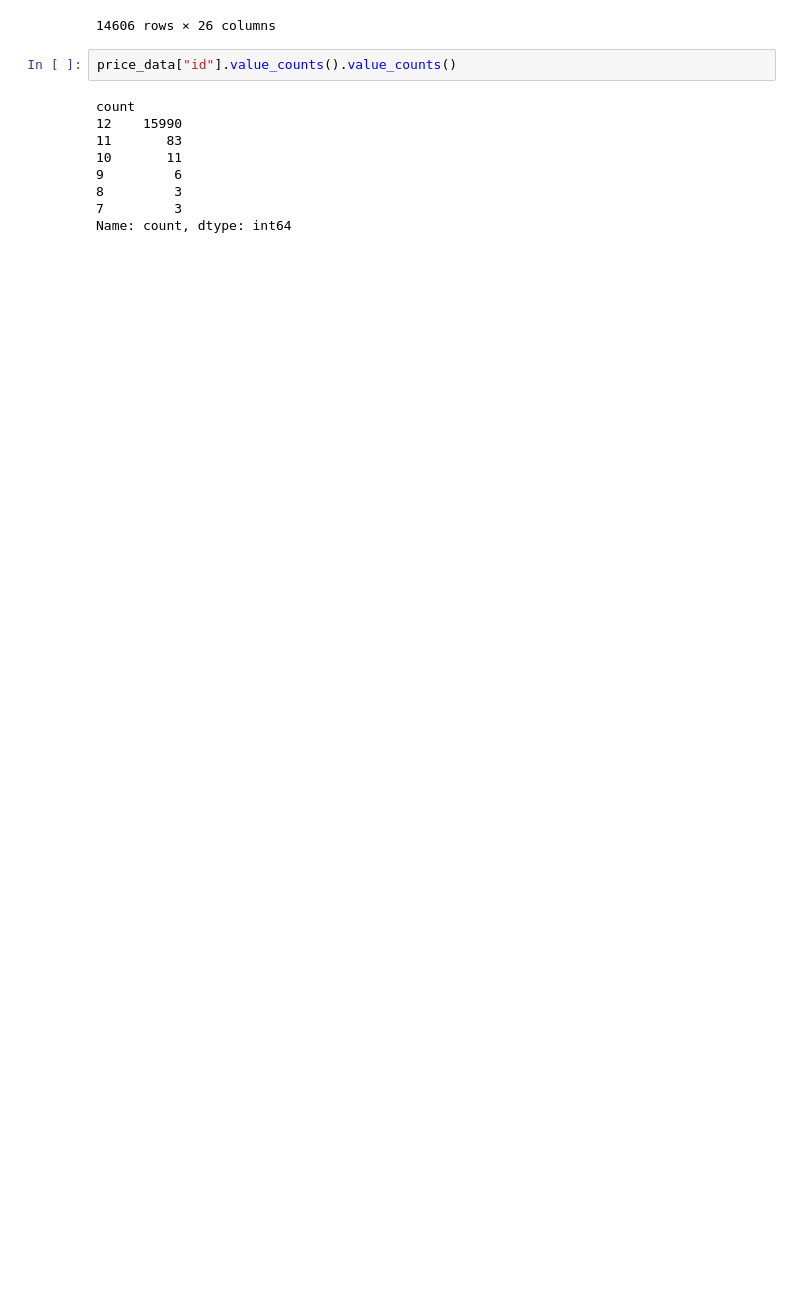
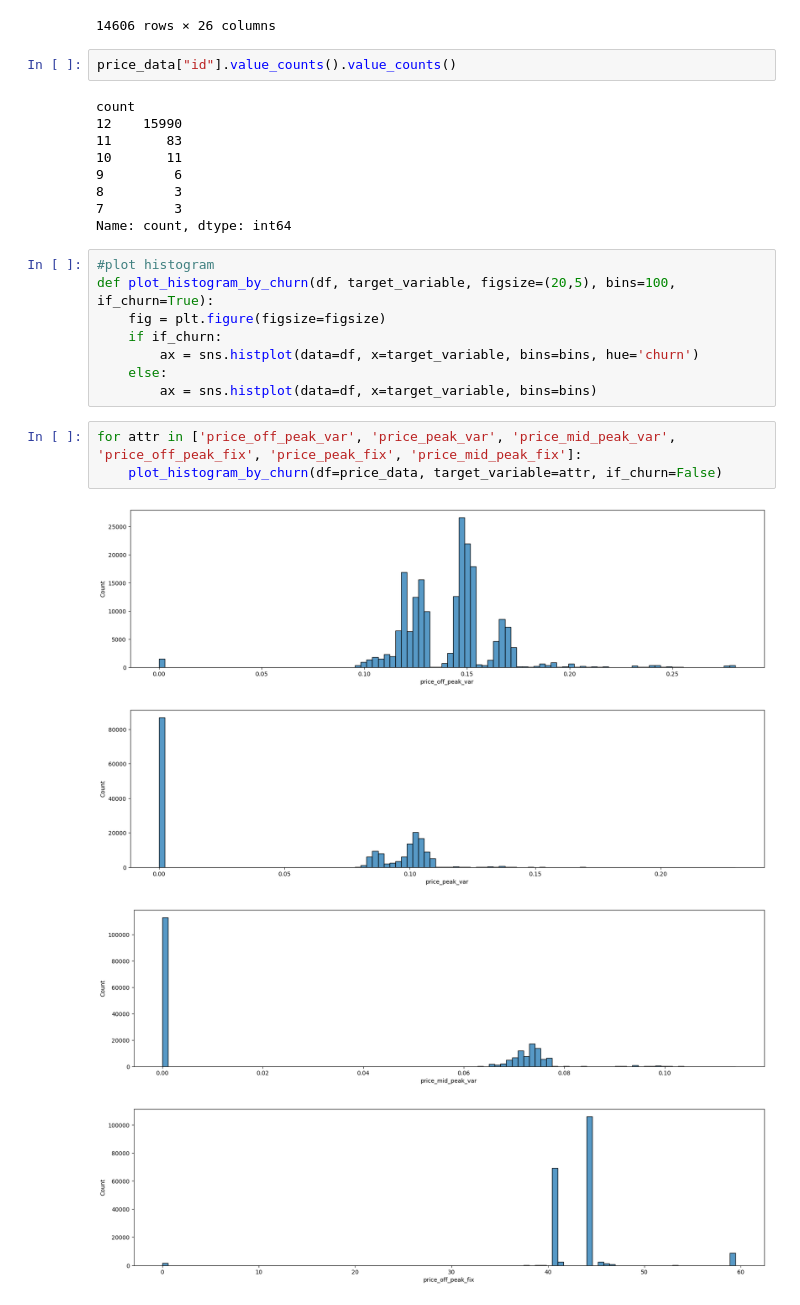
Before and after one commit to LaraOnipede/BCG_DataScience_AdvancedAnalytics_Virtual_Internship, a Jupyter notebook: Price_sensitivity_test.ipynb, the cells around one changed output. Cells and saved outputs as stored; diff of their text form; blank space fills up the shorter version.

Commit message:
Function to plot histogram by price for price feature

```diff
--- a/Price_sensitivity_test.ipynb
+++ b/Price_sensitivity_test.ipynb
@@ -66,3 +67,19 @@ count
 8         3
 7         3
 Name: count, dtype: int64
+# %%
+#plot histogram
+def plot_histogram_by_churn(df, target_variable, figsize=(20,5), bins=100, if_churn=True):
+    fig = plt.figure(figsize=figsize)
+    if if_churn:
+        ax = sns.histplot(data=df, x=target_variable, bins=bins, hue='churn')
+    else:
+        ax = sns.histplot(data=df, x=target_variable, bins=bins)
+# %%
+for attr in ['price_off_peak_var', 'price_peak_var', 'price_mid_peak_var', 'price_off_peak_fix', 'price_peak_fix', 'price_mid_peak_fix']:
+    plot_histogram_by_churn(df=price_data, target_variable=attr, if_churn=False)
+# %% [output]
+[figure, added]
+[figure, added]
+[figure, added]
+[figure, added]
```
Also changed, not shown: parts of 3 cells of this notebook.
